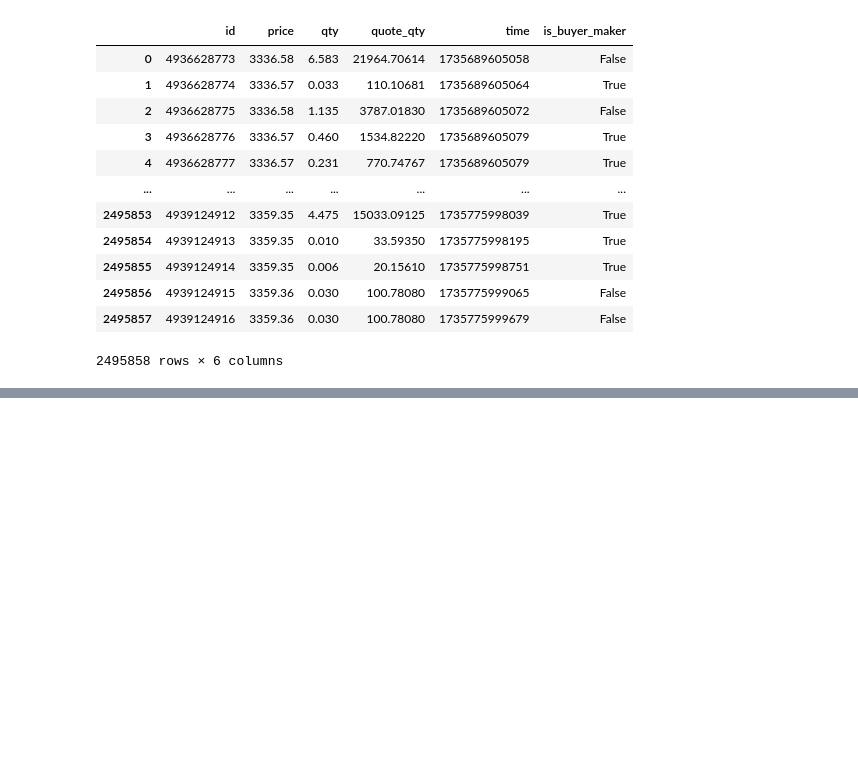
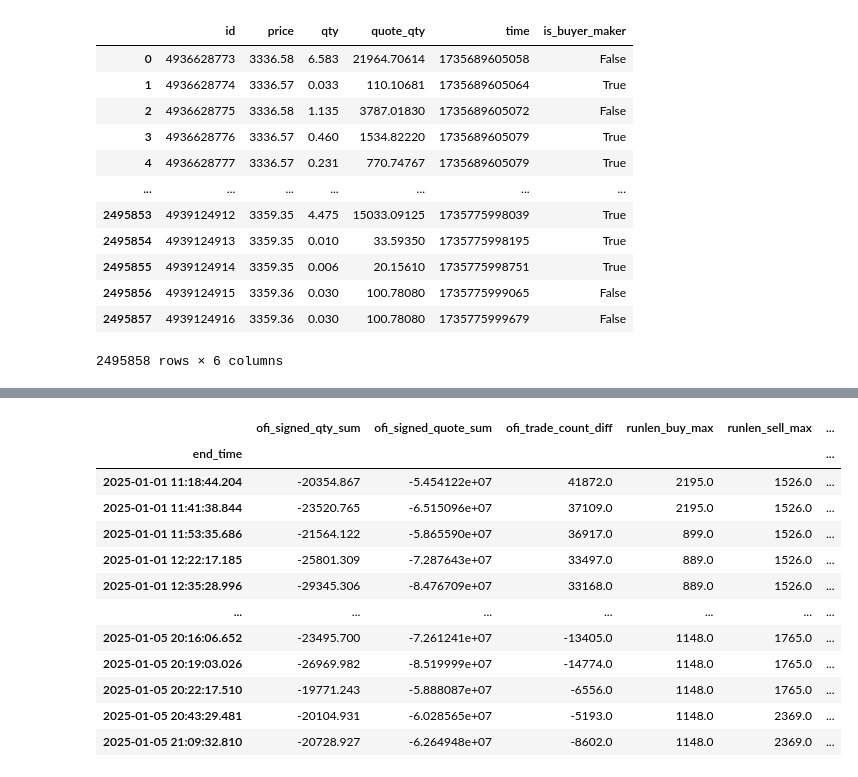
Before and after one commit to aamingaa/crypto-trade, a Jupyter notebook: strategy/fusion/hourly_pipeline.ipynb, the cells around one changed output, grey strips where cells are left out. Saved outputs shown, nothing was run; the diff lists cells and outputs as text; code cells hidden in the pictures; blank space fills up the shorter version.

```diff
--- a/strategy/fusion/hourly_pipeline.ipynb
+++ b/strategy/fusion/hourly_pipeline.ipynb
@@ -1230,5 +1239,18 @@ now 80, total 532
 # %%
 # X2.drop(columns=['interval_start', 'interval_end'], inplace=True)
 # y2.drop(columns=['end_time'], inplace=True)
-y2
+X2
 # %% [output]
+|  | ofi_signed_qty_sum | ofi_signed_quote_sum | ofi_trade_count_diff | runlen_buy_max | runlen_sell_max | ... |
+| end_time |  |  |  |  |  | ... |
+| 2025-01-01 11:18:44.204 | -20354.867 | -5.454122e+07 | 41872.0 | 2195.0 | 1526.0 | ... |
+| 2025-01-01 11:41:38.844 | -23520.765 | -6.515096e+07 | 37109.0 | 2195.0 | 1526.0 | ... |
+| 2025-01-01 11:53:35.686 | -21564.122 | -5.865590e+07 | 36917.0 | 899.0 | 1526.0 | ... |
+| 2025-01-01 12:22:17.185 | -25801.309 | -7.287643e+07 | 33497.0 | 889.0 | 1526.0 | ... |
+| 2025-01-01 12:35:28.996 | -29345.306 | -8.476709e+07 | 33168.0 | 889.0 | 1526.0 | ... |
+| ... | ... | ... | ... | ... | ... | ... |
+| 2025-01-05 20:16:06.652 | -23495.700 | -7.261241e+07 | -13405.0 | 1148.0 | 1765.0 | ... |
+| 2025-01-05 20:19:03.026 | -26969.982 | -8.519999e+07 | -14774.0 | 1148.0 | 1765.0 | ... |
+| 2025-01-05 20:22:17.510 | -19771.243 | -5.888087e+07 | -6556.0 | 1148.0 | 1765.0 | ... |
+| 2025-01-05 20:43:29.481 | -20104.931 | -6.028565e+07 | -5193.0 | 1148.0 | 2369.0 | ... |
+| 2025-01-05 21:09:32.810 | -20728.927 | -6.264948e+07 | -8602.0 | 1148.0 | 2369.0 | ... |
```
Also changed, not shown: parts of 7 cells of this notebook, 1 other file.
